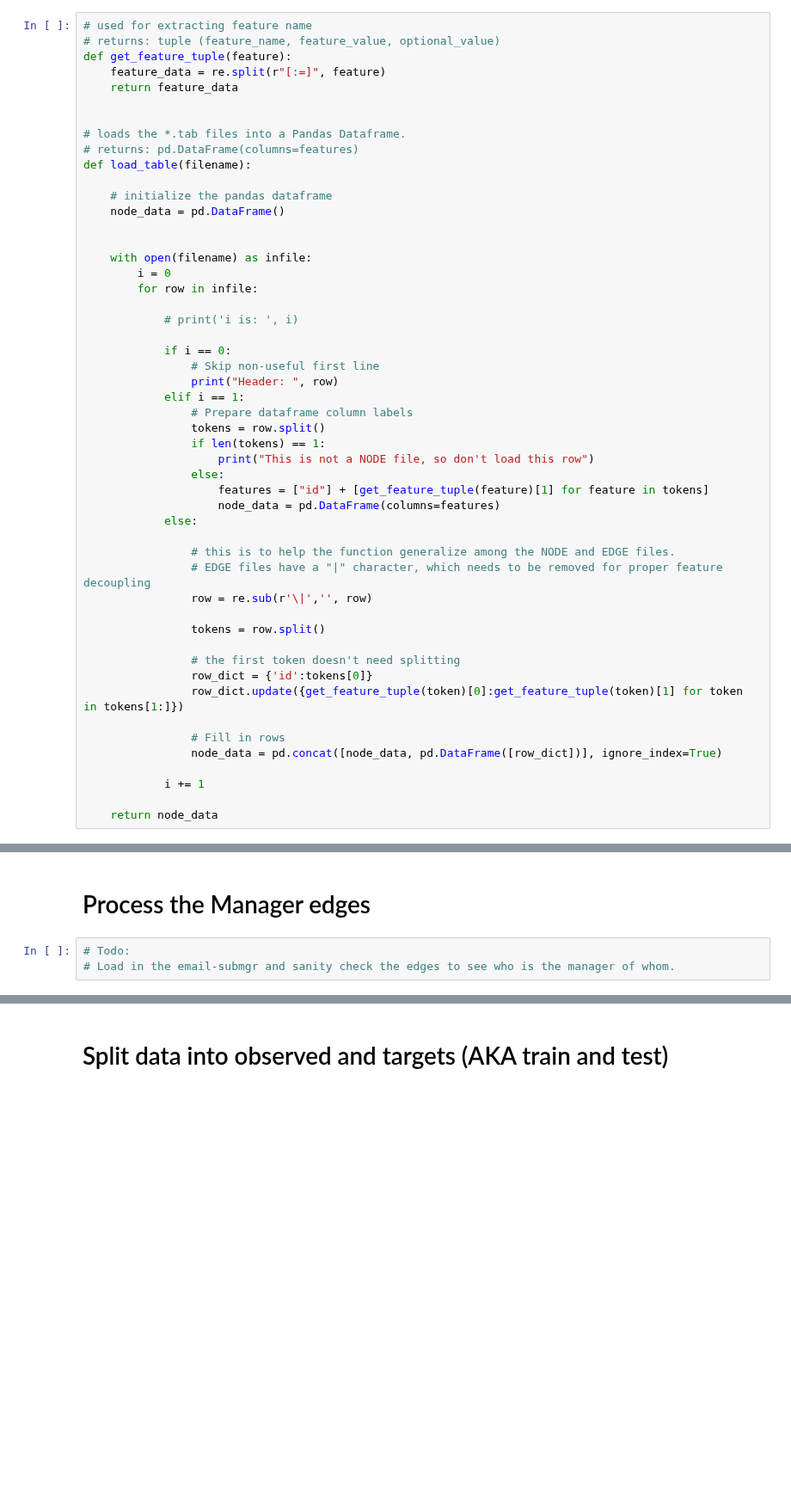
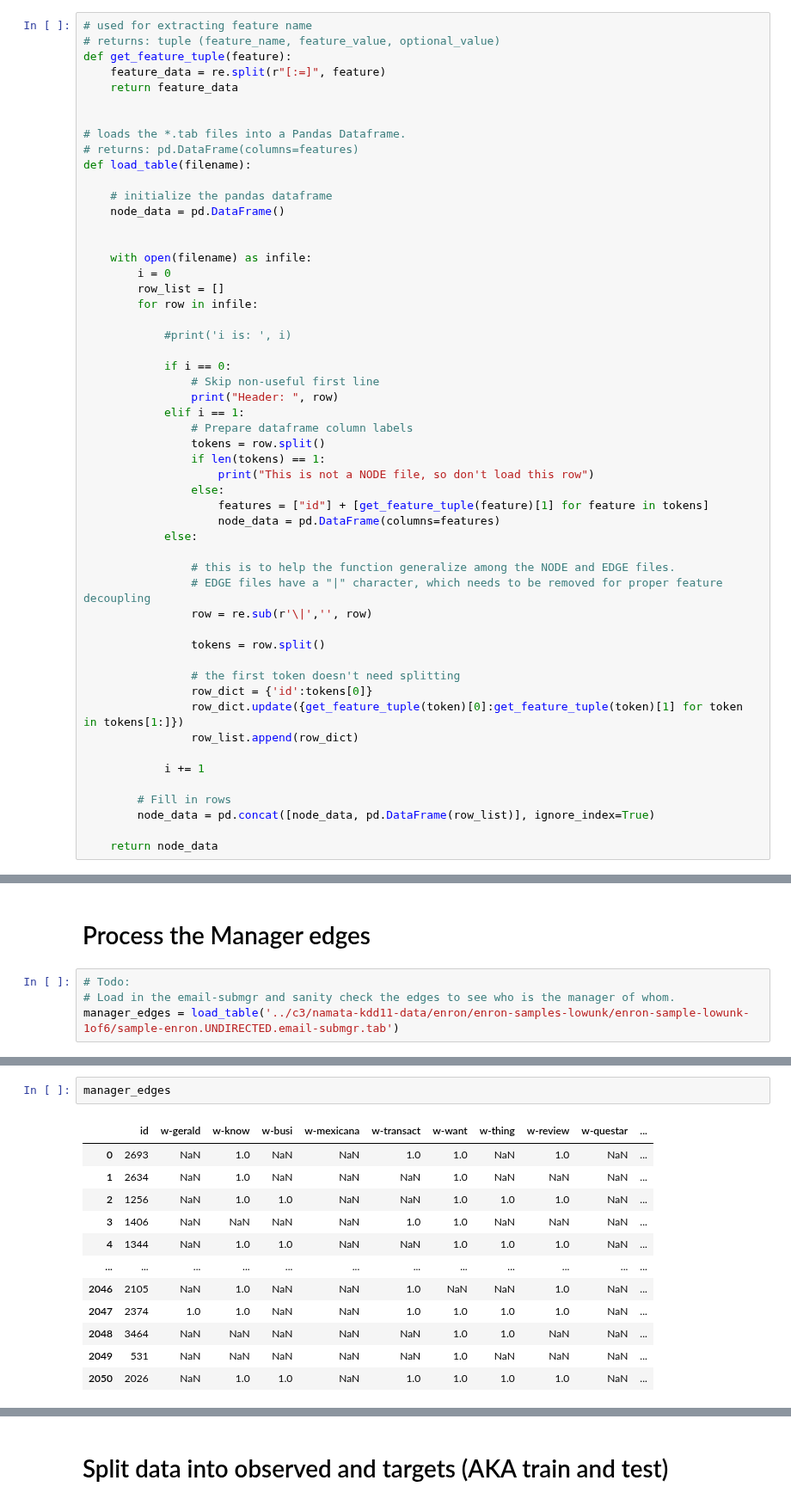
Before and after one commit to linqs/collective-graph-identification, a Jupyter notebook: scripts/Data Refactor.ipynb, the cells around one changed output, grey strips where cells are left out. Shown at 86% size. Saved outputs shown, nothing was run; the diff lists cells and outputs as text; blank space fills up the shorter version.

Commit message:
Saved an order of n by moving appends outside a for-loop.

```diff
--- a/scripts/Data Refactor.ipynb
+++ b/scripts/Data Refactor.ipynb
@@ -23,9 +23,10 @@ def load_table(filename):
 
     with open(filename) as infile:
         i = 0
+        row_list = []
         for row in infile:
 
-            # print('i is: ', i)
+            #print('i is: ', i)
 
             if i == 0:
                 # Skip non-useful first line
@@ -49,12 +50,13 @@ def load_table(filename):
                 # the first token doesn't need splitting
                 row_dict = {'id':tokens[0]}
                 row_dict.update({get_feature_tuple(token)[0]:get_feature_tuple(token)[1] for token in tokens[1:]})
-
-                # Fill in rows
-                node_data = pd.concat([node_data, pd.DataFrame([row_dict])], ignore_index=True)
+                row_list.append(row_dict)
 
             i += 1
 
+        # Fill in rows
+        node_data = pd.concat([node_data, pd.DataFrame(row_list)], ignore_index=True)
+
     return node_data
 # %% [markdown]
 # Process the email nodes
@@ -192,3 +194,4 @@ Name: 152, Length: 5118, dtype: object
 # %%
 # Todo:
 # Load in the email-submgr and sanity check the edges to see who is the manager of whom.
+manager_edges = load_table('../c3/namata-kdd11-data/enron/enron-samples-lowunk/enron-sample-lowunk-1of6/sample-enron.UNDIRECTED.email-submgr.tab')
@@ -194,0 +200,15 @@ Name: 152, Length: 5118, dtype: object
+# %%
+manager_edges
+# %% [output]
+|  | id | w-gerald | w-know | w-busi | w-mexicana | w-transact | w-want | w-thing | w-review | w-questar | ... |
+| 0 | 2693 | NaN | 1.0 | NaN | NaN | 1.0 | 1.0 | NaN | 1.0 | NaN | ... |
+| 1 | 2634 | NaN | 1.0 | NaN | NaN | NaN | 1.0 | NaN | NaN | NaN | ... |
+| 2 | 1256 | NaN | 1.0 | 1.0 | NaN | NaN | 1.0 | 1.0 | 1.0 | NaN | ... |
+| 3 | 1406 | NaN | NaN | NaN | NaN | 1.0 | 1.0 | NaN | NaN | NaN | ... |
+| 4 | 1344 | NaN | 1.0 | 1.0 | NaN | NaN | 1.0 | 1.0 | 1.0 | NaN | ... |
+| ... | ... | ... | ... | ... | ... | ... | ... | ... | ... | ... | ... |
+| 2046 | 2105 | NaN | 1.0 | NaN | NaN | 1.0 | NaN | NaN | 1.0 | NaN | ... |
+| 2047 | 2374 | 1.0 | 1.0 | NaN | NaN | 1.0 | 1.0 | 1.0 | 1.0 | NaN | ... |
+| 2048 | 3464 | NaN | NaN | NaN | NaN | NaN | 1.0 | 1.0 | NaN | NaN | ... |
+| 2049 | 531 | NaN | NaN | NaN | NaN | NaN | 1.0 | NaN | NaN | NaN | ... |
+| 2050 | 2026 | NaN | 1.0 | 1.0 | NaN | 1.0 | 1.0 | 1.0 | 1.0 | NaN | ... |
```
Also changed, not shown: parts of 2 cells of this notebook.
